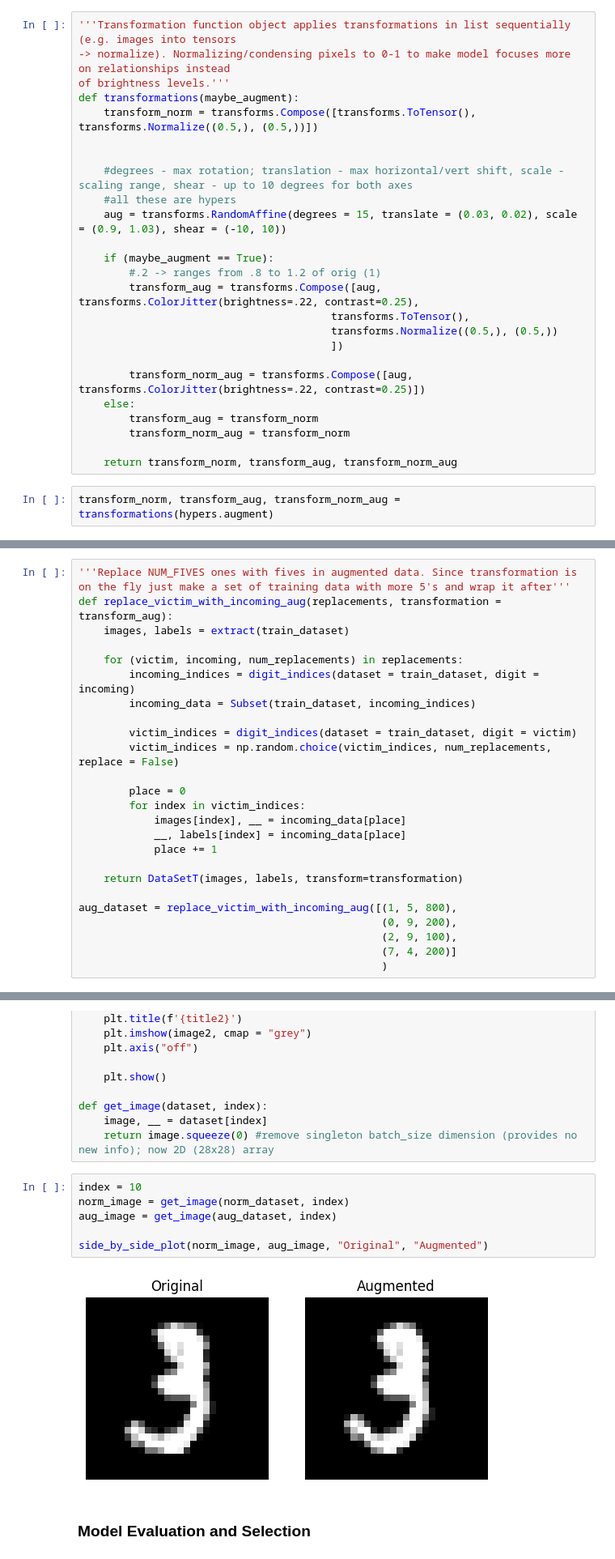
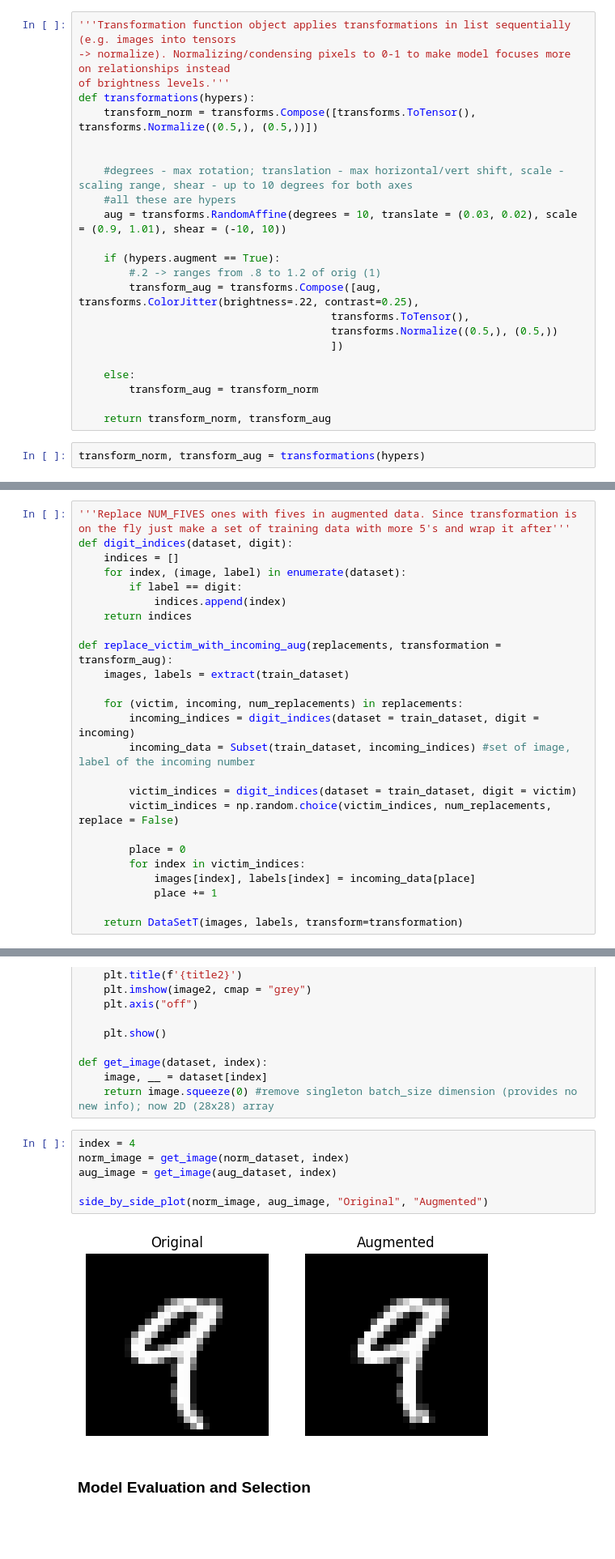
Before and after one commit to dariansal/deep-learning-mnist, a Jupyter notebook: notebooks/model-selection.ipynb, the cells around one changed output, grey strips where cells are left out. Shown: that part at 81% size. Cells and saved outputs as stored; diff of their text form; blank space fills up the shorter version.

```diff
--- a/notebooks/model-selection.ipynb
+++ b/notebooks/model-selection.ipynb
@@ -94,29 +94,27 @@ np.random.seed(20)
 '''Transformation function object applies transformations in list sequentially (e.g. images into tensors
 -> normalize). Normalizing/condensing pixels to 0-1 to make model focuses more on relationships instead
 of brightness levels.'''
-def transformations(maybe_augment):
+def transformations(hypers):
     transform_norm = transforms.Compose([transforms.ToTensor(), transforms.Normalize((0.5,), (0.5,))])
 
 
     #degrees - max rotation; translation - max horizontal/vert shift, scale - scaling range, shear - up to 10 degrees for both axes
     #all these are hypers
-    aug = transforms.RandomAffine(degrees = 15, translate = (0.03, 0.02), scale = (0.9, 1.03), shear = (-10, 10))
+    aug = transforms.RandomAffine(degrees = 10, translate = (0.03, 0.02), scale = (0.9, 1.01), shear = (-10, 10))
 
-    if (maybe_augment == True):
+    if (hypers.augment == True):
         #.2 -> ranges from .8 to 1.2 of orig (1)
         transform_aug = transforms.Compose([aug, transforms.ColorJitter(brightness=.22, contrast=0.25),
                                         transforms.ToTensor(),
                                         transforms.Normalize((0.5,), (0.5,))
                                         ])
 
-        transform_norm_aug = transforms.Compose([aug, transforms.ColorJitter(brightness=.22, contrast=0.25)])
     else:
         transform_aug = transform_norm
-        transform_norm_aug = transform_norm
 
-    return transform_norm, transform_aug, transform_norm_aug
+    return transform_norm, transform_aug
 # %%
-transform_norm, transform_aug, transform_norm_aug = transformations(hypers.augment)
+transform_norm, transform_aug = transformations(hypers)
 # %% [markdown]
 #### __Loading the Data__
 # %%
@@ -232,26 +232,26 @@ distribution(train_dataset)
 5: 5421
 # %%
 '''Replace NUM_FIVES ones with fives in augmented data. Since transformation is on the fly just make a set of training data with more 5's and wrap it after'''
+def digit_indices(dataset, digit):
+    indices = []
+    for index, (image, label) in enumerate(dataset):
+        if label == digit:
+            indices.append(index)
+    return indices
+
 def replace_victim_with_incoming_aug(replacements, transformation = transform_aug):
     images, labels = extract(train_dataset)
 
     for (victim, incoming, num_replacements) in replacements:
         incoming_indices = digit_indices(dataset = train_dataset, digit = incoming)
-        incoming_data = Subset(train_dataset, incoming_indices)
+        incoming_data = Subset(train_dataset, incoming_indices) #set of image, label of the incoming number
 
         victim_indices = digit_indices(dataset = train_dataset, digit = victim)
         victim_indices = np.random.choice(victim_indices, num_replacements, replace = False)
 
         place = 0
         for index in victim_indices:
-            images[index], __ = incoming_data[place]
-            __, labels[index] = incoming_data[place]
+            images[index], labels[index] = incoming_data[place]
             place += 1
 
     return DataSetT(images, labels, transform=transformation)
-
-aug_dataset = replace_victim_with_incoming_aug([(1, 5, 800),
-                                                (0, 9, 200),
-                                                (2, 9, 100),
-                                                (7, 4, 200)]
-                                                )
@@ -288,12 +294,12 @@ def get_image(dataset, index):
     image, __ = dataset[index]
     return image.squeeze(0) #remove singleton batch_size dimension (provides no new info); now 2D (28x28) array
 # %%
-index = 10
+index = 4
 norm_image = get_image(norm_dataset, index)
 aug_image = get_image(aug_dataset, index)
 
 side_by_side_plot(norm_image, aug_image, "Original", "Augmented")
 # %% [output]
-[figure, old version]
+[figure, new version]
 # %% [markdown]
 ### __Model Evaluation and Selection__
```
Also changed, not shown: parts of 44 cells of this notebook, 14 other files.
